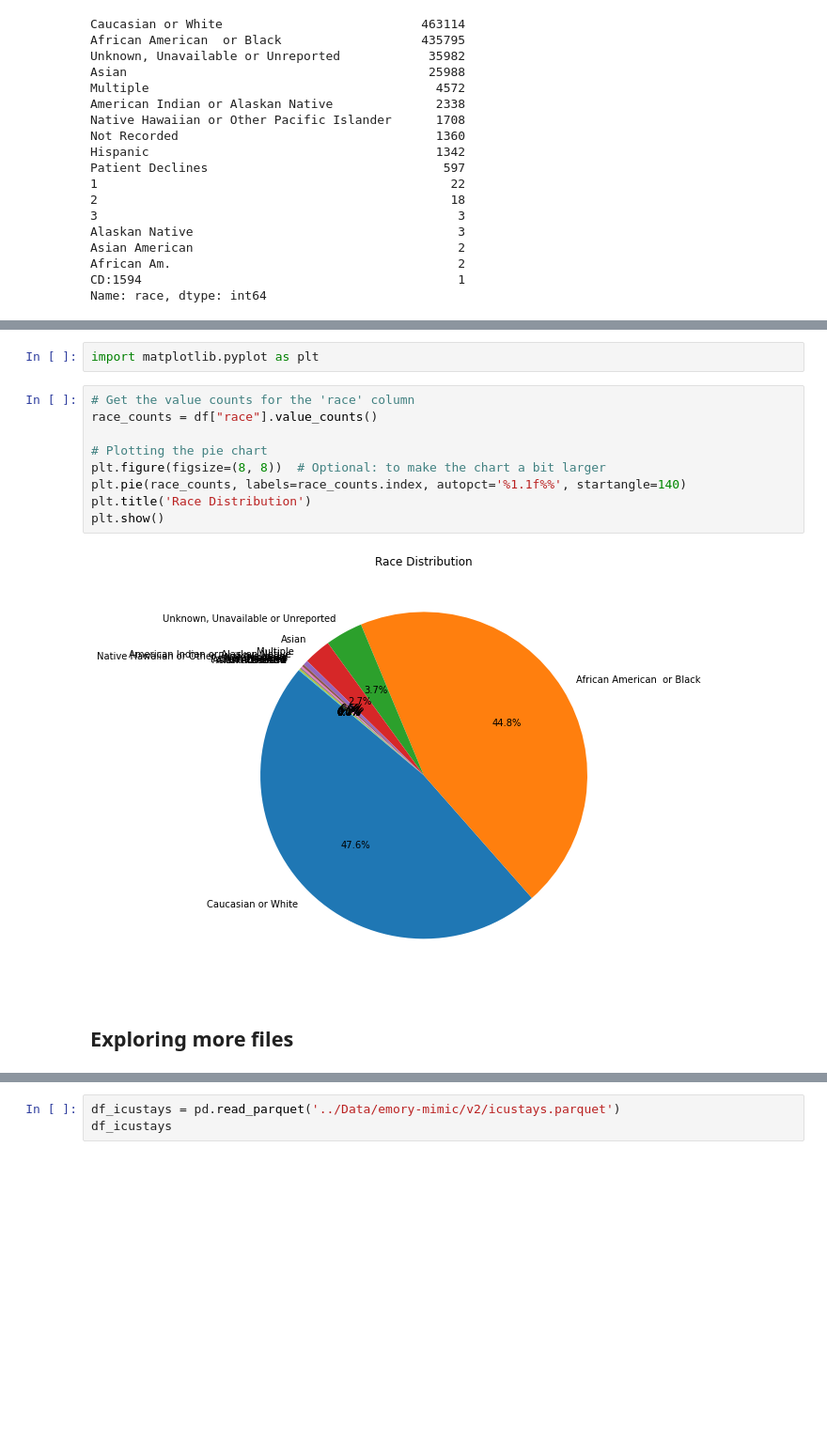
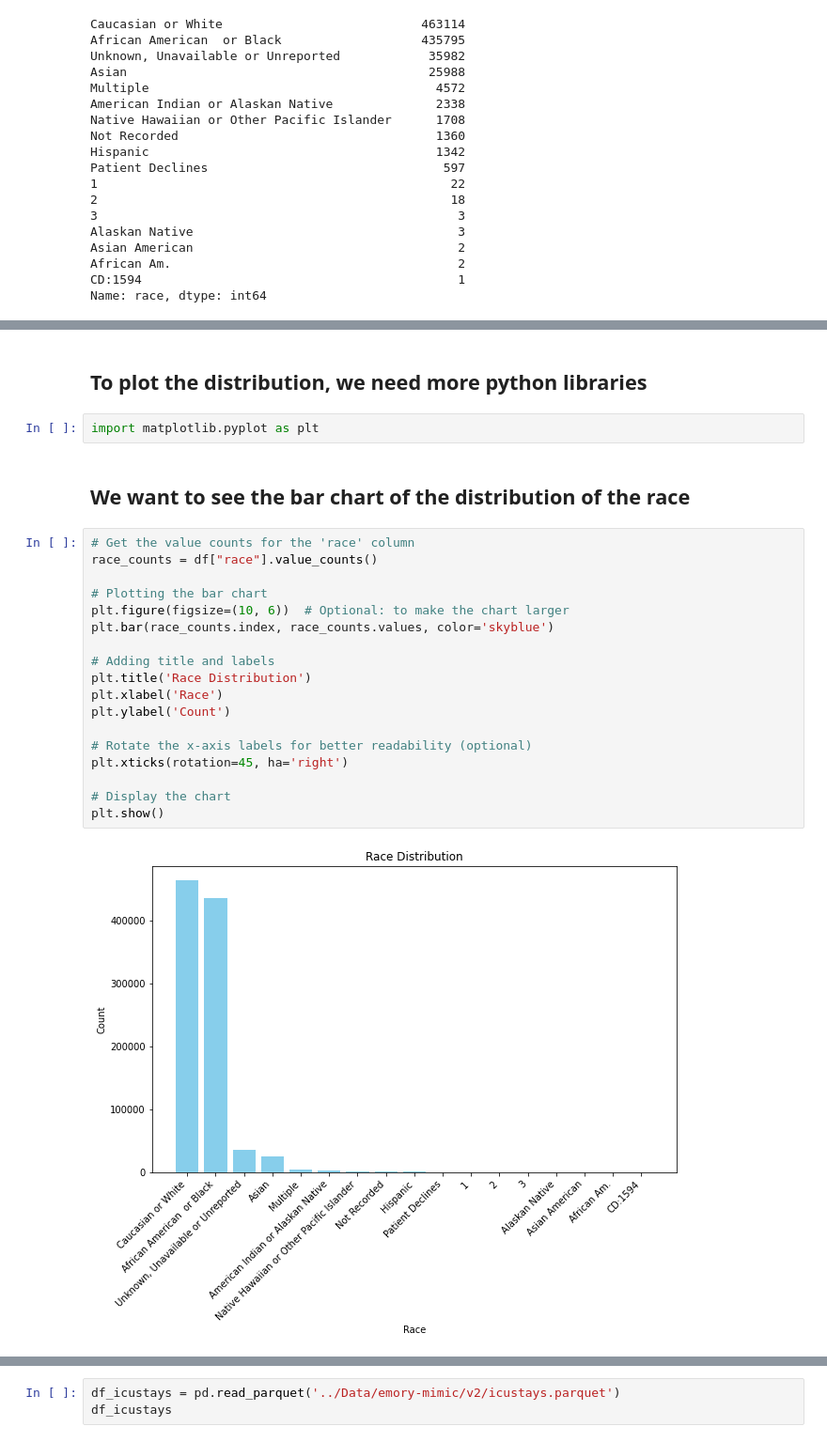
Before and after one commit to AtikaRahmanPaddo/emorydatathon_2024, a Jupyter notebook: 1_EDA_Emory_ICU_Merging.ipynb, the cells around one changed output, grey strips where cells are left out. Shown: that part at 94% size. Saved outputs shown, nothing was run; the diff lists cells and outputs as text; blank space fills up the shorter version.

```diff
--- a/1_EDA_Emory_ICU_Merging.ipynb
+++ b/1_EDA_Emory_ICU_Merging.ipynb
@@ -87,15 +87,26 @@ Name: race, dtype: int64
+# %% [markdown]
+## To plot the distribution, we need more python libraries
 # %%
 import matplotlib.pyplot as plt
-# %%
-# Get the value counts for the 'race' column
-race_counts = df["race"].value_counts()
-
-# Plotting the pie chart
-plt.figure(figsize=(8, 8))  # Optional: to make the chart a bit larger
-plt.pie(race_counts, labels=race_counts.index, autopct='%1.1f%%', startangle=140)
-plt.title('Race Distribution')
-plt.show()
-# %% [output]
-[figure, removed]
-# %% [markdown]
-## Exploring more files
+# %% [markdown]
+## We want to see the bar chart of the distribution of the race
+# %%
+# Get the value counts for the 'race' column
+race_counts = df["race"].value_counts()
+
+# Plotting the bar chart
+plt.figure(figsize=(10, 6))  # Optional: to make the chart larger
+plt.bar(race_counts.index, race_counts.values, color='skyblue')
+
+# Adding title and labels
+plt.title('Race Distribution')
+plt.xlabel('Race')
+plt.ylabel('Count')
+
+# Rotate the x-axis labels for better readability (optional)
+plt.xticks(rotation=45, ha='right')
+
+# Display the chart
+plt.show()
+# %% [output]
+[figure, added]
```
Also changed, not shown: parts of 44 cells of this notebook.
